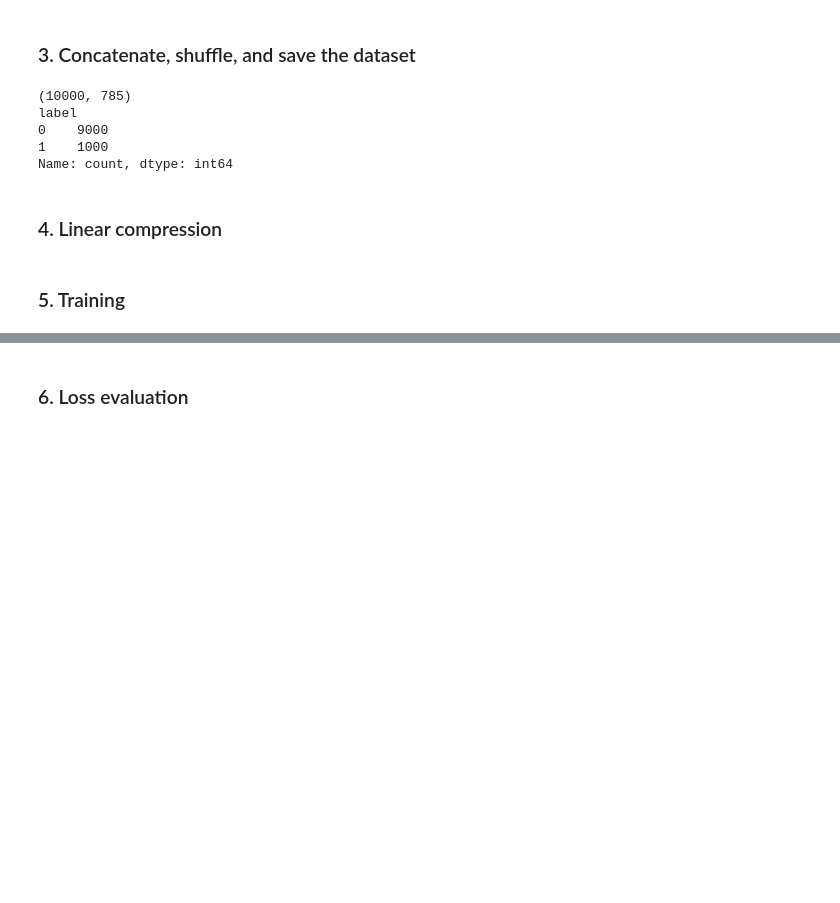
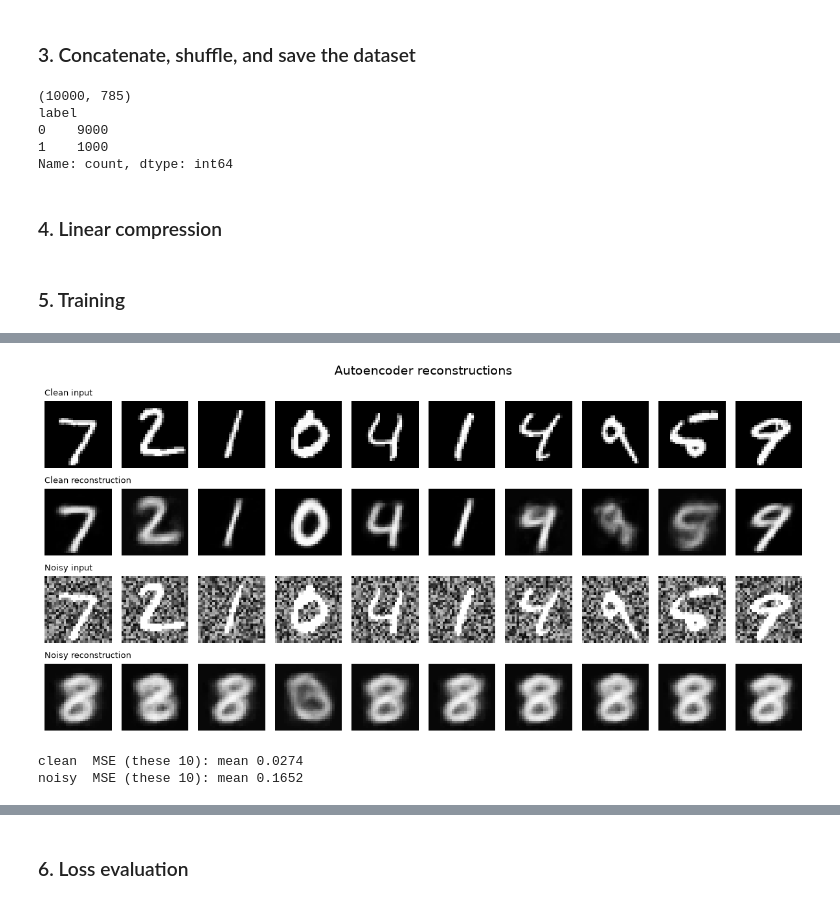
Before and after one commit to AidanShim/SCARAB, a Jupyter notebook: tutorial/MNIST/mnist_anomaly_detection.ipynb, the cells around one changed output, grey strips where cells are left out. Cells and saved outputs as stored; diff of their text form; code cells hidden in the pictures; blank space fills up the shorter version.

```diff
--- a/tutorial/MNIST/mnist_anomaly_detection.ipynb
+++ b/tutorial/MNIST/mnist_anomaly_detection.ipynb
@@ -212,0 +254,38 @@ ax.plot(metrics['train_loss'])
+# %%
+model.eval()
+
+n = 10
+clean_in = torch.tensor(original[:n].reshape(n, -1), dtype=torch.float32).to(device)
+anom_in = torch.tensor(anom[:n], dtype=torch.float32).to(device)
+
+with torch.no_grad():
+    clean_out = model(clean_in).cpu().numpy()
+    anom_out = model(anom_in).cpu().numpy()
+
+rows = [
+    (clean_in.cpu().numpy(), 'Clean input'),
+    (clean_out, 'Clean reconstruction'),
+    (anom.copy()[:n], 'Noisy input'),
+    (anom_out, 'Noisy reconstruction'),
+]
+
+fig, axes = plt.subplots(4, n, figsize=(12, 6))
+for r, (imgs, title) in enumerate(rows):
+    for c in range(n):
+        axes[r, c].imshow(imgs[c].reshape(28, 28), cmap='gray', vmin=0, vmax=1)
+        axes[r, c].axis('off')
+    axes[r, 0].set_title(title, fontsize=9, loc='left')
+
+plt.suptitle('Autoencoder reconstructions', fontsize=14)
+plt.tight_layout()
+plt.show()
+
+# Per-image reconstruction error for these two handfuls, for scale
+clean_mse = ((clean_in.cpu().numpy() - clean_out) ** 2).mean(axis=1)
+anom_mse = ((anom[:n] - anom_out) ** 2).mean(axis=1)
+print(f'clean  MSE (these {n}): mean {clean_mse.mean():.4f}')
+print(f'noisy  MSE (these {n}): mean {anom_mse.mean():.4f}')
+# %% [output]
+[figure, added]
+clean  MSE (these 10): mean 0.0274
+noisy  MSE (these 10): mean 0.1652
```
Also changed, not shown: parts of 12 cells of this notebook, 6 other files.
